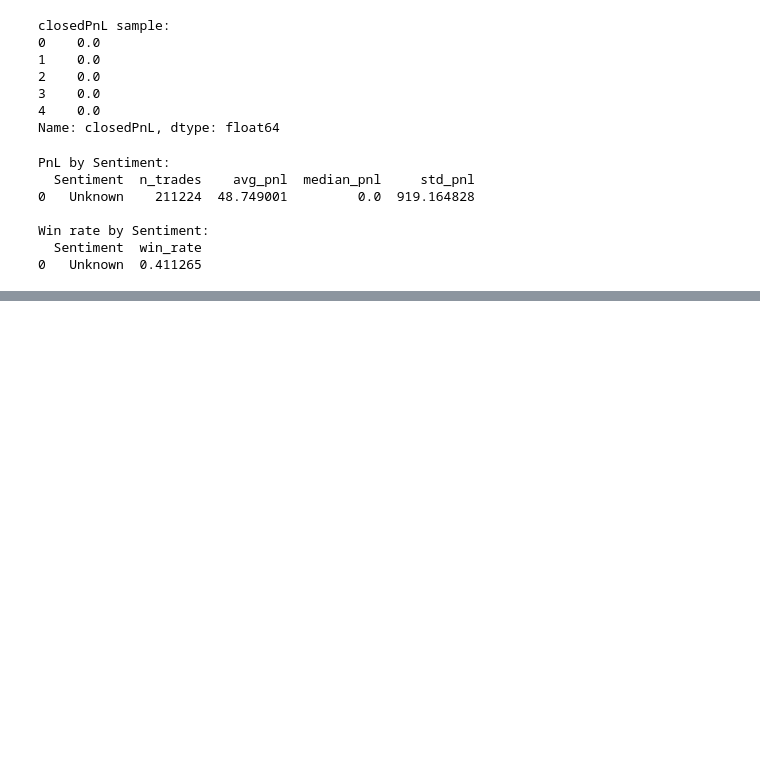
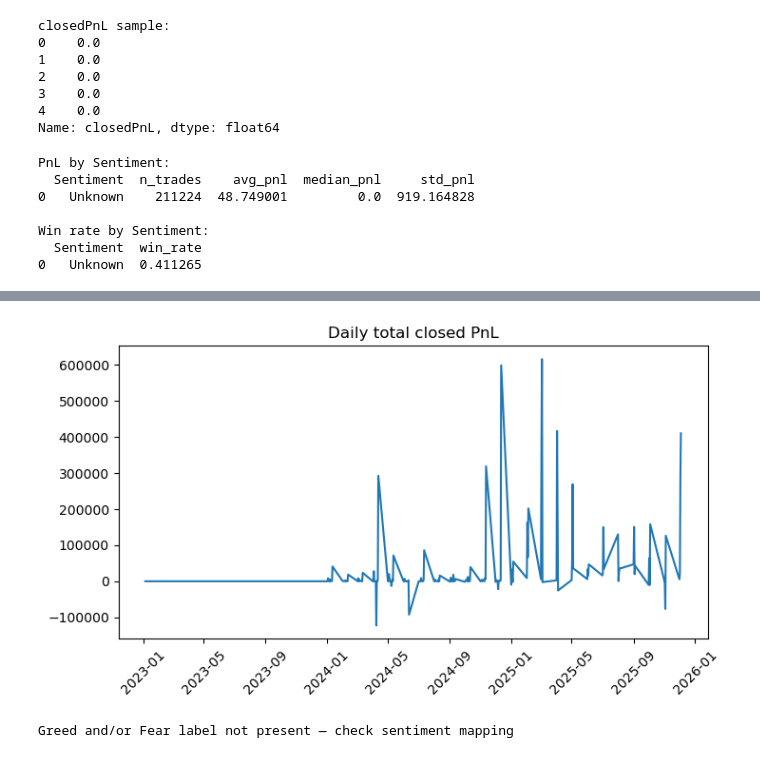
Before and after one commit to hardikjha/trader-data-analysis, a Jupyter notebook: trader_analysis.ipynb, the cells around one changed output, grey strips where cells are left out. Drawn from its saved outputs; the diff is of its cells as text; code cells hidden in the pictures; blank space fills up the shorter version.

Commit message:
statistical tests and summaries

```diff
--- a/trader_analysis.ipynb
+++ b/trader_analysis.ipynb
@@ -235,0 +256,28 @@ win_rate.to_csv(OUT_DIR / 'win_rate_by_sentiment.csv', index=False)
+# %%
+# time series aggregation: daily total pnl
+daily = trades.groupby('trade_date')['closedPnL'].agg(total_pnl='sum', n_trades='count').reset_index()
+plt.plot(daily['trade_date'], daily['total_pnl'])
+plt.xticks(rotation=45)
+plt.title('Daily total closed PnL')
+plt.show()
+# %% [output]
+[figure, added]
+# %%
+# Statistical tests
+# - Greed vs Fear mean PnL (Welch's t-test), plus Mann-Whitney as robust check.
+
+if ('Greed' in trades['Sentiment'].values) and ('Fear' in trades['Sentiment'].values):
+    g = trades[trades['Sentiment']=='Greed']['closedPnL'].dropna()
+    f = trades[trades['Sentiment']=='Fear']['closedPnL'].dropna()
+    print('Greed n, Fear n:', len(g), len(f))
+    if len(g) >= 10 and len(f) >= 10:
+        t = stats.ttest_ind(g, f, equal_var=False, nan_policy='omit')
+        mw = stats.mannwhitneyu(g, f, alternative='two-sided')
+        print('Welch t-test:', t)
+        print('Mann-Whitney U:', mw)
+    else:
+        print('Not enough samples for reliable tests')
+else:
+    print('Greed and/or Fear label not present — check sentiment mapping')
+# %% [output]
+Greed and/or Fear label not present — check sentiment mapping
```
Also changed, not shown: parts of 5 cells of this notebook, 1 other file.
